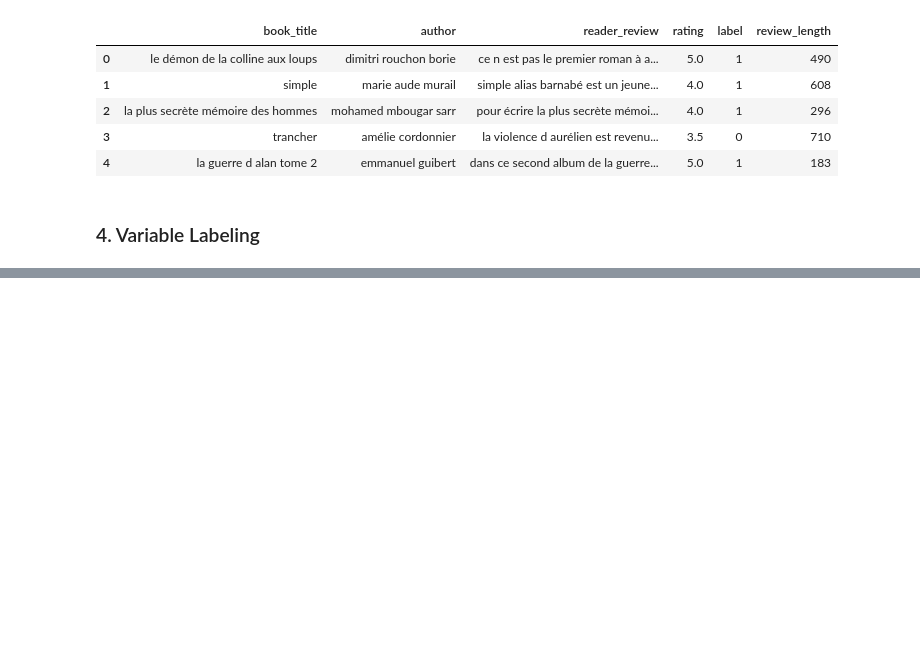
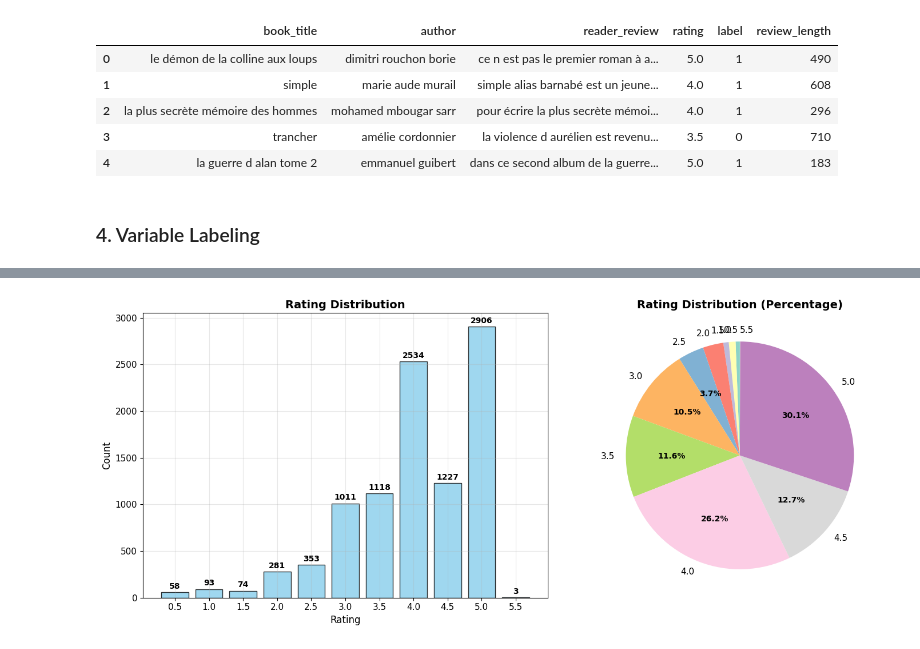
Before and after one commit to EFREI-2026-I2-ISSG-ML-1/Project, a Jupyter notebook: data_cleaning_preprocessing.ipynb, the cells around one changed output, grey strips where cells are left out. Saved outputs shown, nothing was run; the diff lists cells and outputs as text; code cells hidden in the pictures; blank space fills up the shorter version.

```diff
--- a/data_cleaning_preprocessing.ipynb
+++ b/data_cleaning_preprocessing.ipynb
@@ -228,0 +232,97 @@ Le dataset contient déjà toutes les informations nécessaires pour:
+# %%
+# Step 5: Exploratory Data Analysis and Visualizations
+import seaborn as sns
+from wordcloud import WordCloud
+import matplotlib.pyplot as plt
+from collections import Counter
+
+# Set visualization style
+plt.style.use("default")
+sns.set_palette("husl")
+
+print("Step 5: Exploratory Data Analysis")
+print("Objective: Predict rating based on review text\n")
+
+# 1. Target variable analysis (Rating distribution)
+print("1. Target Variable Analysis - Rating Distribution")
+plt.figure(figsize=(15, 6))
+
+plt.subplot(1, 2, 1)
+rating_counts = df_cleaned["rating"].value_counts().sort_index()
+
+# Create proper x positions for ratings
+x_positions = range(len(rating_counts))
+rating_labels = [str(rating) for rating in rating_counts.index]
+
+bars = plt.bar(
+    x_positions,
+    rating_counts.values,
+    color="skyblue",
+    edgecolor="black",
+    alpha=0.8,
+)
+plt.title("Rating Distribution", fontsize=14, fontweight="bold")
+plt.xlabel("Rating", fontsize=12)
+plt.ylabel("Count", fontsize=12)
+plt.xticks(x_positions, rating_labels, fontsize=11)
+plt.yticks(fontsize=11)
+plt.grid(True, alpha=0.3)
+
+# Add count labels on bars with better positioning
+for i, bar in enumerate(bars):
+    height = bar.get_height()
+    plt.text(
+        bar.get_x() + bar.get_width() / 2.0,
+        height + 20,
+        f"{int(height)}",
+        ha="center",
+        va="bottom",
+        fontsize=10,
+        fontweight="bold",
+    )
+
+plt.subplot(1, 2, 2)
+colors = plt.cm.Set3(range(len(rating_counts)))
+
+
+# Function to show percentage only if >= 3%
+def autopct_format(pct):
+    return f"{pct:.1f}%" if pct >= 3 else ""
+
+
+wedges, texts, autotexts = plt.pie(
+    rating_counts.values,
+    labels=rating_counts.index,
+    autopct=autopct_format,
+    startangle=90,
+    colors=colors,
+    textprops={"fontsize": 11},
+)
+plt.title("Rating Distribution (Percentage)", fontsize=14, fontweight="bold")
+
+# Make percentage text bold and larger
+for autotext in autotexts:
+    autotext.set_color("black")
+    autotext.set_fontweight("bold")
+    autotext.set_fontsize(10)
+
+plt.tight_layout()
+plt.show()
+
+print(f"Rating statistics:")
+print(f"Total reviews: {len(df_cleaned)}")
+print(f"Rating range: {df_cleaned['rating'].min()} to {df_cleaned['rating'].max()}")
+print(f"Average rating: {df_cleaned['rating'].mean():.2f}")
+print(f"Most common rating: {df_cleaned['rating'].mode().values[0]}")
+
+# Check for class imbalance
+print(f"\nClass balance analysis:")
+class_percentages = df_cleaned["rating"].value_counts(normalize=True) * 100
+print(class_percentages.sort_index())
+
+if (class_percentages < 10).any():
+    print("⚠️  Warning: Some rating classes have less than 10% representation")
+else:
+    print("✅ Rating classes are reasonably balanced")
+print()
+# %% [output]
@@ -228,0 +333 @@ Le dataset contient déjà toutes les informations nécessaires pour:
+[figure, added]
```
Also changed, not shown: parts of 7 cells of this notebook.
